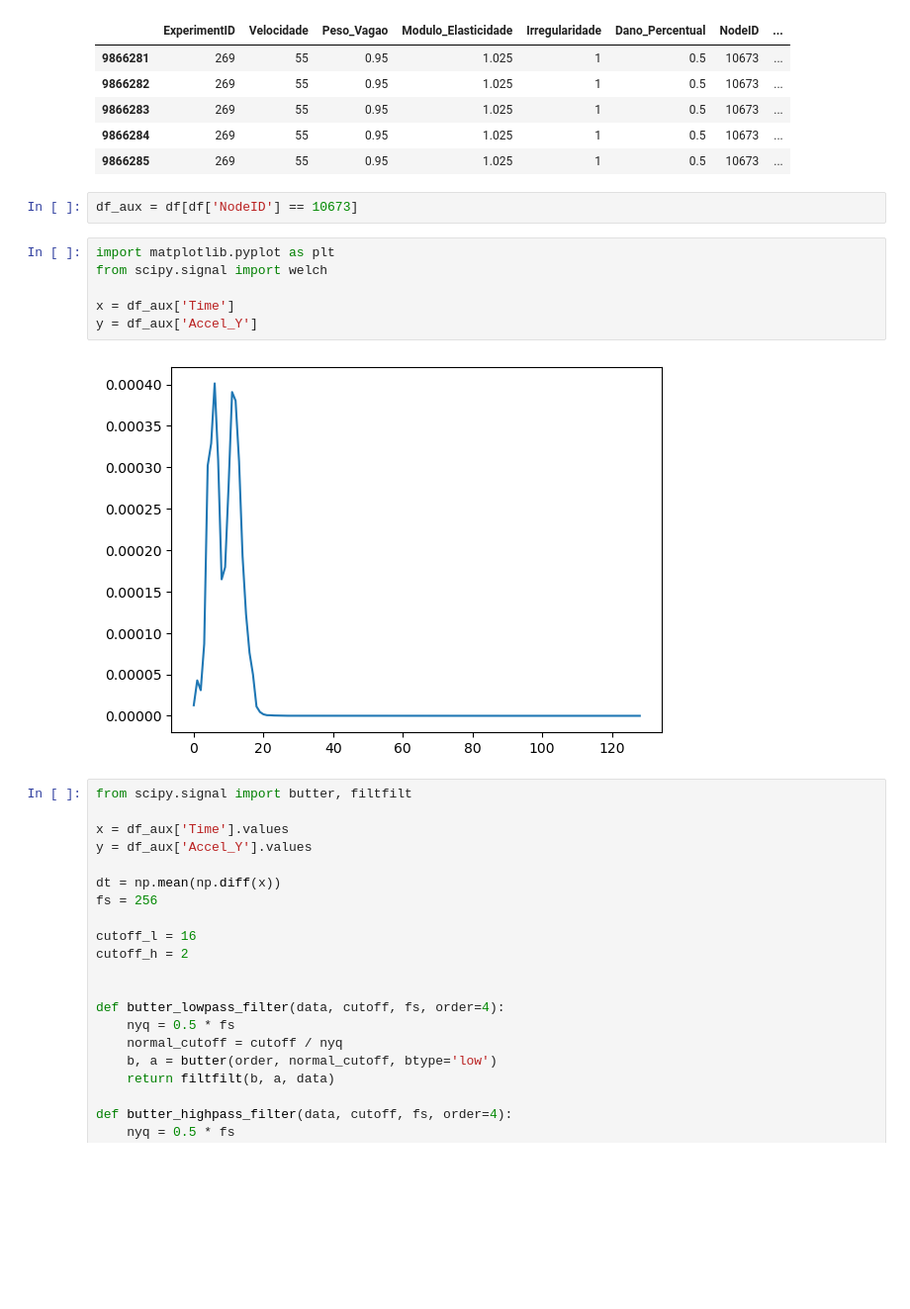
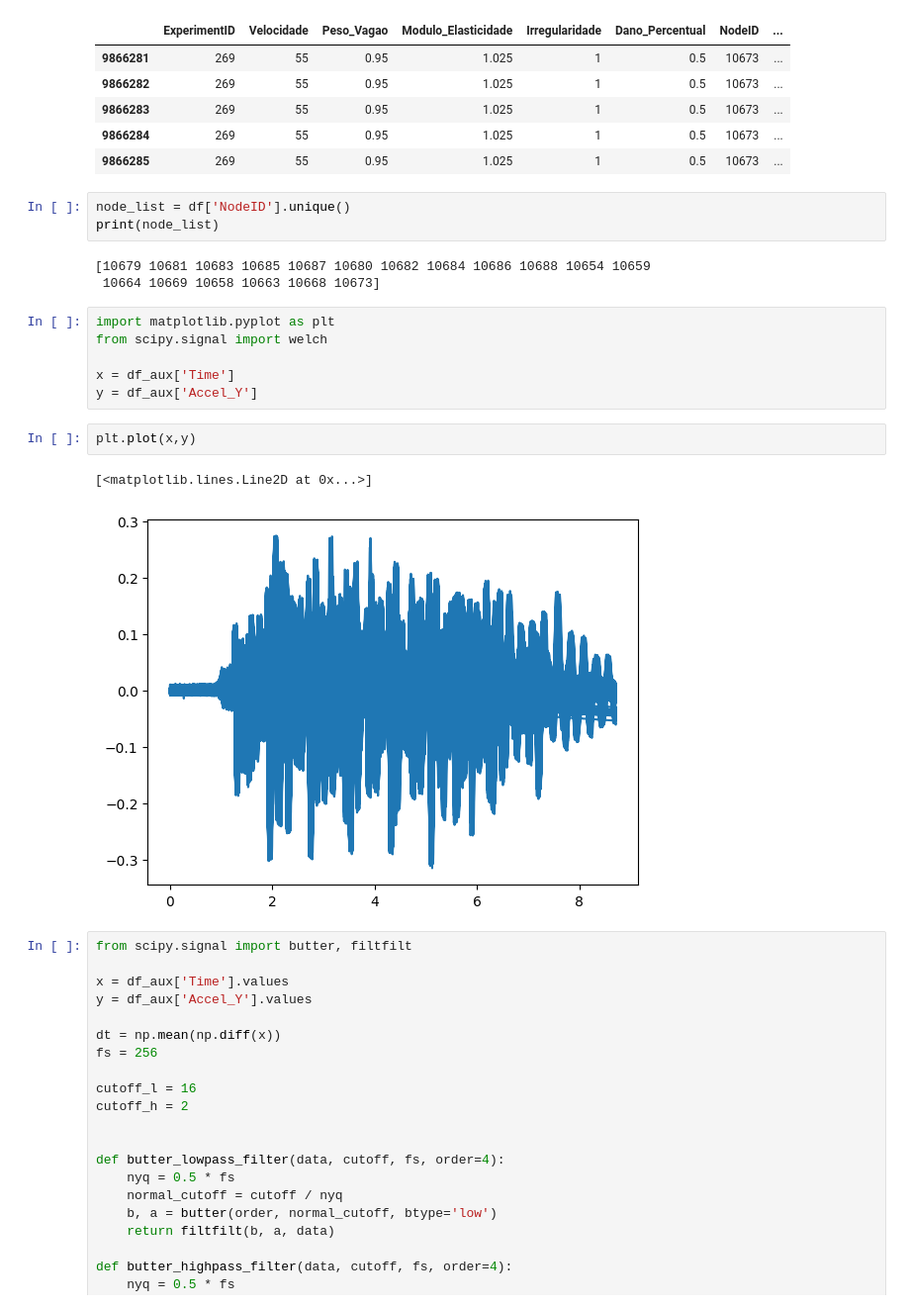
Before and after one commit to ItsVitor/ifd-bridge-defects-detection, a Jupyter notebook: teste.ipynb, the cells around one changed output. Shown at 99% size. Saved outputs shown, nothing was run; the diff lists cells and outputs as text; blank space fills up the shorter version.

Commit message:
Added random split, filtered nodes

```diff
--- a/teste.ipynb
+++ b/teste.ipynb
@@ -42,15 +42,22 @@ df.tail()
 | 9866284 | 269 | 55 | 0.95 | 1.025 | 1 | 0.5 | 10673 | ... |
 | 9866285 | 269 | 55 | 0.95 | 1.025 | 1 | 0.5 | 10673 | ... |
 # %%
-df_aux = df[df['NodeID'] == 10673]
+node_list = df['NodeID'].unique()
+print(node_list)
+# %% [output]
+[10679 10681 10683 10685 10687 10680 10682 10684 10686 10688 10654 10659
+ 10664 10669 10658 10663 10668 10673]
 # %%
 import matplotlib.pyplot as plt
 from scipy.signal import welch
 
 x = df_aux['Time']
 y = df_aux['Accel_Y']
-# %% [output]
-[figure, removed]
+# %%
+plt.plot(x,y)
+# %% [output]
+[<matplotlib.lines.Line2D at 0x...>]
+[figure, added]
 # %%
 from scipy.signal import butter, filtfilt
 
```
Also changed, not shown: parts of 1 cell of this notebook, 2 other files.
